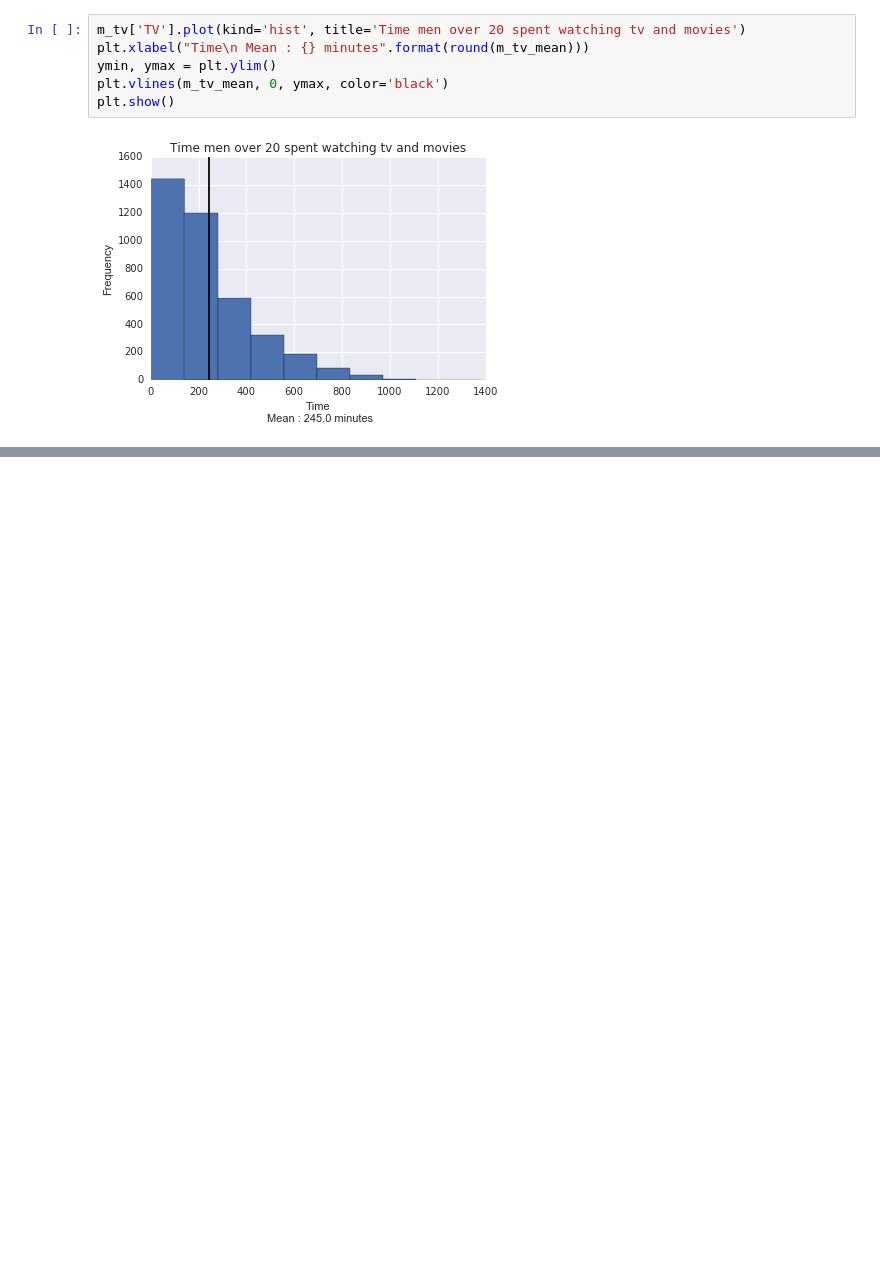
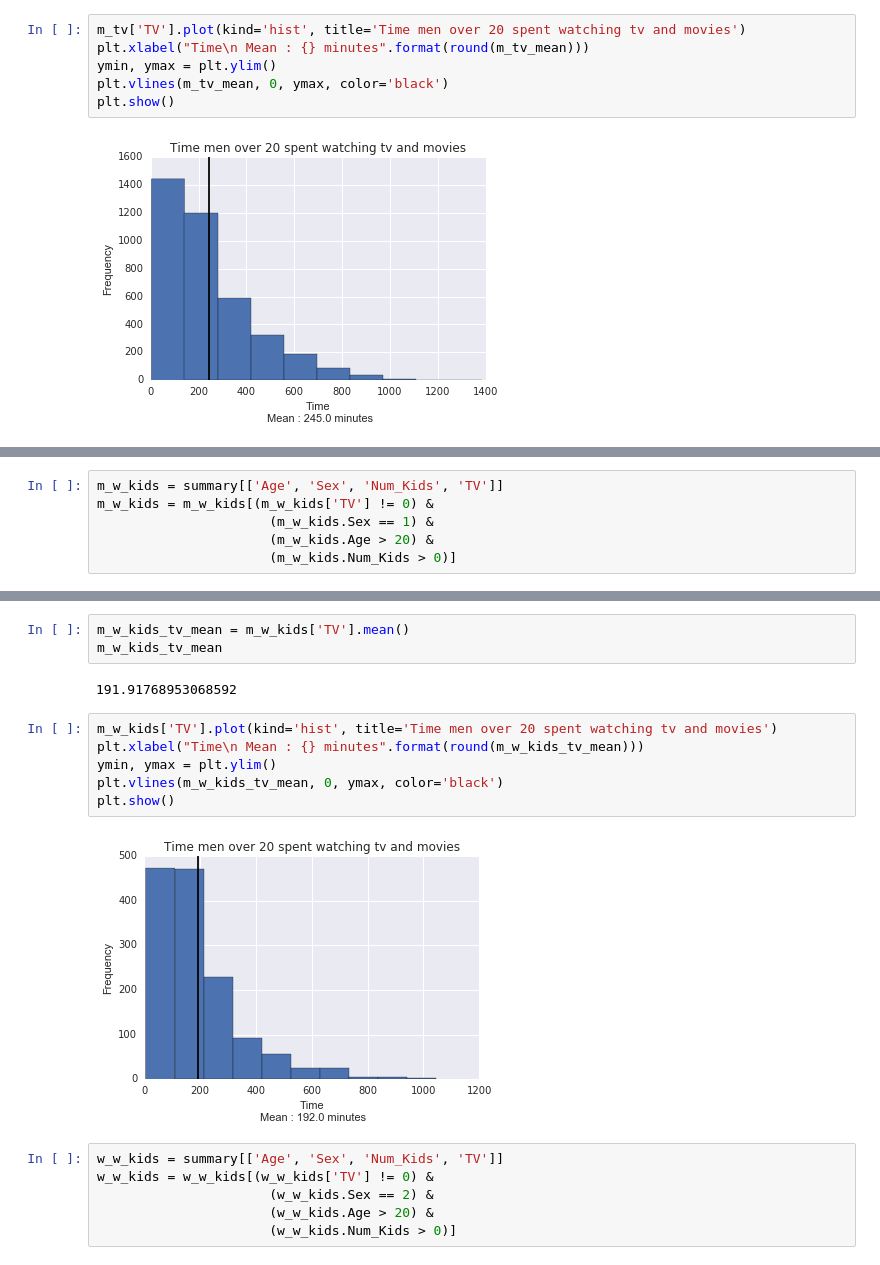
Before and after one commit to JonathanKross/atus-analysis, a Jupyter notebook: scratch.ipynb, the cells around one changed output, grey strips where cells are left out. Cells and saved outputs as stored; diff of their text form; blank space fills up the shorter version.

```diff
--- a/scratch.ipynb
+++ b/scratch.ipynb
@@ -126,0 +190,6 @@ plt.show()
+# %%
+m_w_kids = summary[['Age', 'Sex', 'Num_Kids', 'TV']]
+m_w_kids = m_w_kids[(m_w_kids['TV'] != 0) &
+                      (m_w_kids.Sex == 1) &
+                      (m_w_kids.Age > 20) &
+                      (m_w_kids.Num_Kids > 0)]
@@ -126,0 +223,19 @@ plt.show()
+# %%
+m_w_kids_tv_mean = m_w_kids['TV'].mean()
+m_w_kids_tv_mean
+# %% [output]
+191.91768953068592
+# %%
+m_w_kids['TV'].plot(kind='hist', title='Time men over 20 spent watching tv and movies')
+plt.xlabel("Time\n Mean : {} minutes".format(round(m_w_kids_tv_mean)))
+ymin, ymax = plt.ylim()
+plt.vlines(m_w_kids_tv_mean, 0, ymax, color='black')
+plt.show()
+# %% [output]
+[figure, added]
+# %%
+w_w_kids = summary[['Age', 'Sex', 'Num_Kids', 'TV']]
+w_w_kids = w_w_kids[(w_w_kids['TV'] != 0) &
+                      (w_w_kids.Sex == 2) &
+                      (w_w_kids.Age > 20) &
+                      (w_w_kids.Num_Kids > 0)]
```
Also changed, not shown: parts of 21 cells of this notebook.
